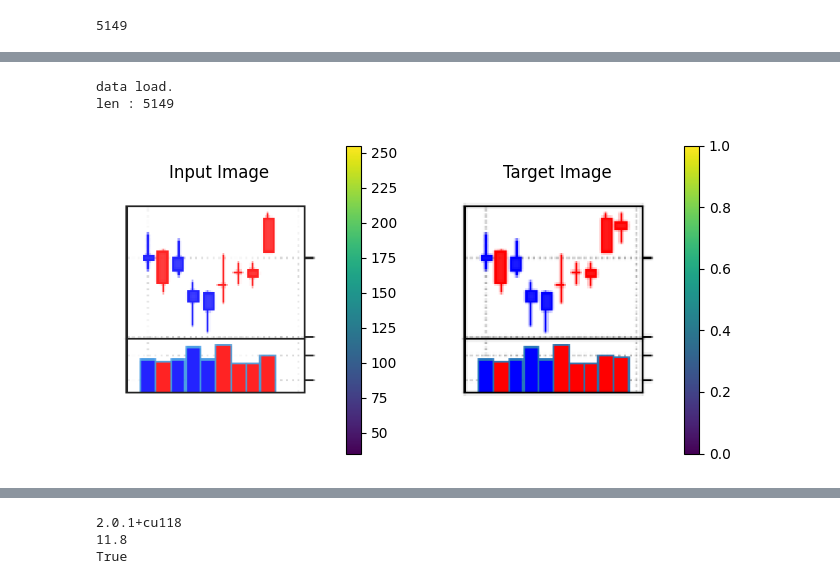
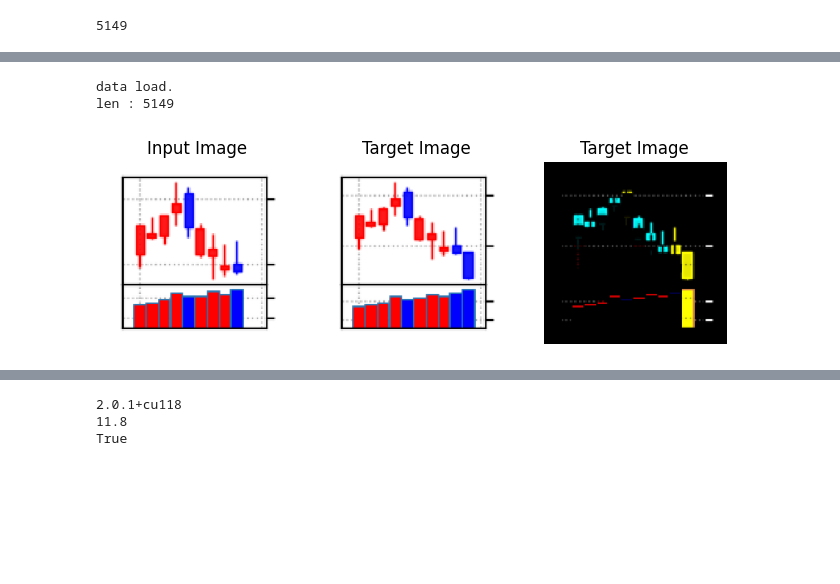
Before and after one commit to yeeca0101/fi_homework, a Jupyter notebook: gen_dataset_dev.ipynb, the cells around one changed output, grey strips where cells are left out. Cells and saved outputs as stored; diff of their text form; code cells hidden in the pictures; blank space fills up the shorter version.

```diff
--- a/gen_dataset_dev.ipynb
+++ b/gen_dataset_dev.ipynb
@@ -925,7 +925,7 @@ df[['input_path', 'target_path']]= df[['input_path', 'target_path']].applymap(la
 # %%
 from finance_dataset import FinaceDataset
 import matplotlib.pyplot as plt
-
+import numpy as np
 '''
 dt returns
 
@@ -940,36 +940,39 @@ data = {
         }
 '''
 
 dt = FinaceDataset('data/candlestick_data_lnx.csv',mode='last')
 
 
-sample = dt[45]
+sample = dt[0]
 
 # Extract input and target tensors
 input_tensor = sample['image']
 target_tensor = sample['target_image']
 
 # Convert tensors to NumPy for visualization (if needed)
 input_np = input_tensor.permute(1, 2, 0).numpy()  # Assuming (C, H, W) format
 target_np = target_tensor.permute(1, 2, 0).numpy()
 
 # Visualize input tensor
 plt.figure(figsize=(8, 4))
-plt.subplot(1, 2, 1)
+plt.subplot(1, 3, 1)
 plt.imshow(input_np)
 plt.title("Input Image")
 plt.axis("off")
-plt.colorbar()
 
 # Visualize target tensor
-plt.subplot(1, 2, 2)
+plt.subplot(1, 3, 2)
 plt.imshow(target_np)
 plt.title("Target Image")
 plt.axis("off")
-plt.colorbar()
+
+plt.subplot(1, 3, 3)
+plt.imshow(np.maximum(input_np-target_np,0))
+plt.title("Target Image")
+plt.axis("off")
 
 plt.show()
 # %% [output]
 data load.
 len : 5149
-[figure, old version]
+[figure, new version]
```
Also changed, not shown: parts of 2 cells of this notebook, 12 other files.
